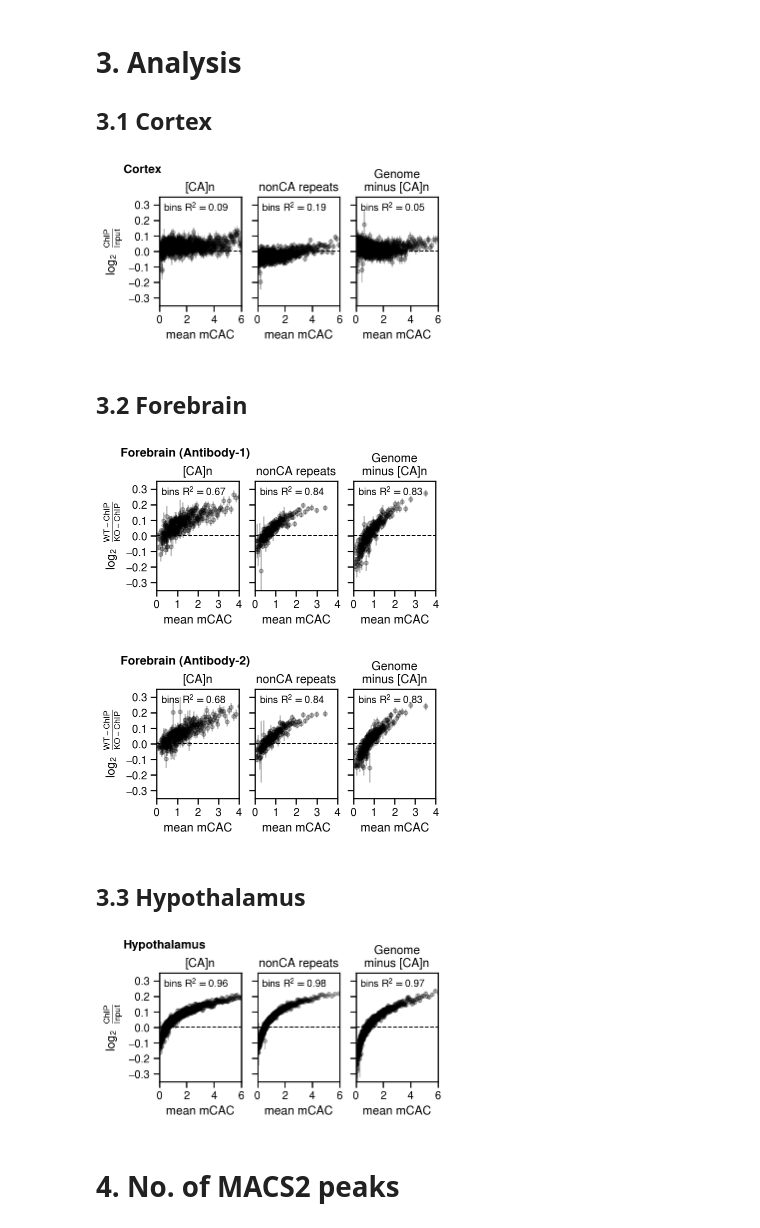
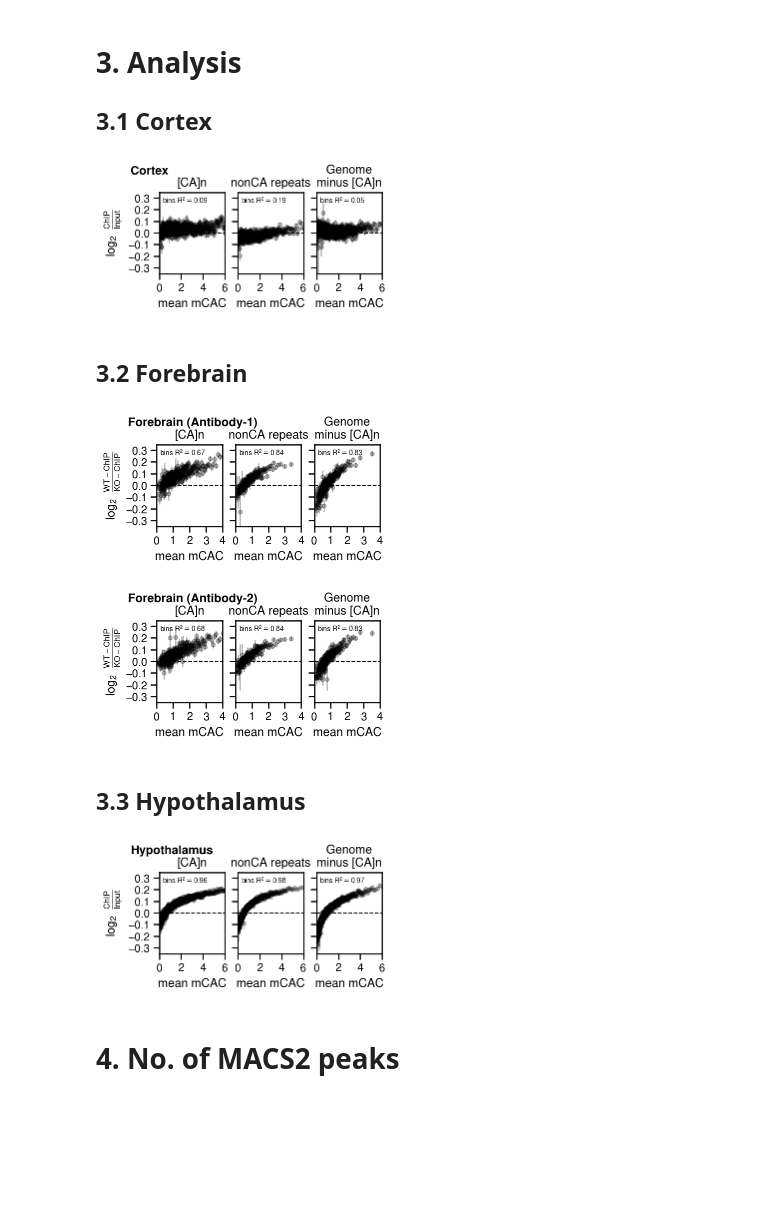
Before and after one commit to kashyapchhatbar/MeCP2_2022_manuscript, a Jupyter notebook: chipseq/03_analysis.ipynb, the cells around one changed output. Cells and saved outputs as stored; diff of their text form; code cells hidden in the pictures; blank space fills up the shorter version.

Commit message:
Updated figures

```diff
--- a/chipseq/03_analysis.ipynb
+++ b/chipseq/03_analysis.ipynb
@@ -43,7 +43,7 @@ def plot(ax, df, groupby="mCAC bins"):
     r = mean.corr(method="spearman").values[0][1]
     ax.axhline(y=0, color="black", linestyle="dashed", linewidth=1)
     ax.set_xlabel("mean mCAC")
-    ax.text(0.05, 0.95, r"bins $\mathregular{R^2}=$"+"{:.2f}".format(r*r), transform=ax.transAxes, va='top')
+    ax.text(0.05, 0.95, r"bins $\mathregular{R^2}=$"+"{:.2f}".format(r*r), transform=ax.transAxes, va='top', fontsize="x-small")
 # %% [markdown]
 # 3. Analysis
 
@@ -52,7 +52,7 @@ def plot(ax, df, groupby="mCAC bins"):
 locis = ["CAn_1kb", "except_CAn_1kb", "1kb_subtract_CAn"]
 samples = [i.split("/")[-1].rpartition(".bw")[0] for i in glob.glob("data/GSE67293_DNA_mapping/deepTools_ChIP/bamCompare/*.bw")]
 
-fig, axes = plt.subplots(1, 3, figsize=(5,2), sharex=True, sharey=True)
+fig, axes = plt.subplots(1, 3, figsize=(4,1.5), sharex=True, sharey=True)
 for loci, ax, name in zip(locis, axes, ["[CA]n", "nonCA repeats", "Genome\nminus [CA]n"]):
     dfs = []
     chip_columns, mCAC_columns = [], []
@@ -76,42 +76,42 @@ _ = axes[0].text(0.025, 1.05, "Cortex", fontweight="bold",
 _ = axes[0].set_ylim(-.35, .35)
 fig.savefig("plots/cortex.pdf")
 # %% [output]
-[figure, old version]
+[figure, new version]
 # %% [markdown]
 ## 3.2 Forebrain
 # %%
 samples = ["SRR10356997.filtered.log2ratio.over_SRR10356999",
            "SRR10356998.filtered.log2ratio.over_SRR10357000"]
 
-fig, axes = plt.subplots(1, 3, figsize=(5,2), sharex=True, sharey=True)
+fig, axes = plt.subplots(1, 3, figsize=(4,1.5), sharex=True, sharey=True)
 for loci, ax, name in zip(locis, axes, ["[CA]n", "nonCA repeats", "Genome\nminus [CA]n"]):
     dfs = []
     chip_columns, mCAC_columns = [], []
     for n, sample in enumerate(samples):
         c = f"window_averages/GSE139509/{sample}.mm10.{loci}.tsv"
         m = f"window_averages/wgbs/boxer_CAC.mm10.{loci}.tsv"
         df = combine_chip_wgbs_window_averages(c, m)
         df.columns = [f"ChIP {n}", f"mCAC {n}"]
         chip_columns.append(f"ChIP {n}")
         mCAC_columns.append(f"mCAC {n}")
         dfs.append(df)
     bins_df = concat_chip_mCAC(dfs, chip_columns, mCAC_columns, bins=1000)
     plot(ax, bins_df)
     ax.set_title(name)
 axes[0].set_xticks([0, 1, 2, 3, 4])
 axes[0].set_yticks([-.3, -.2, -.1, 0, .1, .2, .3])
 axes[0].set_xlim(0, 4)
 axes[0].set_ylabel(r"$\mathregular{log_2}$" "  "  r"$\mathregular{\frac{WT-ChIP}{KO-ChIP}}$")
 _ = axes[0].text(0.025, 1.05, "Forebrain (Antibody-1)", fontweight="bold",
                 transform=fig.transFigure, fontsize="large")
 _ = axes[0].set_ylim(-.35, .35)
 fig.savefig("plots/forebrain_ab1.pdf")
 # %% [output]
-[figure, old version]
+[figure, new version]
 # %%
 samples = ["SRR10357001.filtered.log2ratio.over_SRR10357003",
            "SRR10357002.filtered.log2ratio.over_SRR10357004"]
-fig, axes = plt.subplots(1, 3, figsize=(5,2), sharex=True, sharey=True)
+fig, axes = plt.subplots(1, 3, figsize=(4,1.5), sharex=True, sharey=True)
 for loci, ax, name in zip(locis, axes, ["[CA]n", "nonCA repeats", "Genome\nminus [CA]n"]):
     dfs = []
     chip_columns, mCAC_columns = [], []
@@ -135,13 +135,13 @@ _ = axes[0].text(0.025, 1.05, "Forebrain (Antibody-2)", fontweight="bold",
 _ = axes[0].set_ylim(-.35, .35)
 fig.savefig("plots/forebrain_ab2.pdf")
 # %% [output]
-[figure, old version]
+[figure, new version]
 # %% [markdown]
 ## 3.3 Hypothalamus
 # %%
 samples = [i.split("/")[-1].rpartition(".bw")[0] for i in glob.glob("data/GSE66868_DNA_mapping/deepTools_ChIP/bamCompare/*.bw")]
 
-fig, axes = plt.subplots(1, 3, figsize=(5,2), sharex=True, sharey=True)
+fig, axes = plt.subplots(1, 3, figsize=(4,1.5), sharex=True, sharey=True)
 for loci, ax, name in zip(locis, axes, ["[CA]n", "nonCA repeats", "Genome\nminus [CA]n"]):
     dfs = []
     chip_columns, mCAC_columns = [], []
@@ -165,7 +165,7 @@ _ = axes[0].text(0.025, 1.05, "Hypothalamus", fontweight="bold",
 _ = axes[0].set_ylim(-.35, .35)
 fig.savefig("plots/hypothalamus.pdf")
 # %% [output]
-[figure, old version]
+[figure, new version]
 # %% [markdown]
 # 4. No. of MACS2 peaks
 # %%
```
Also changed, not shown: 15 other files.
